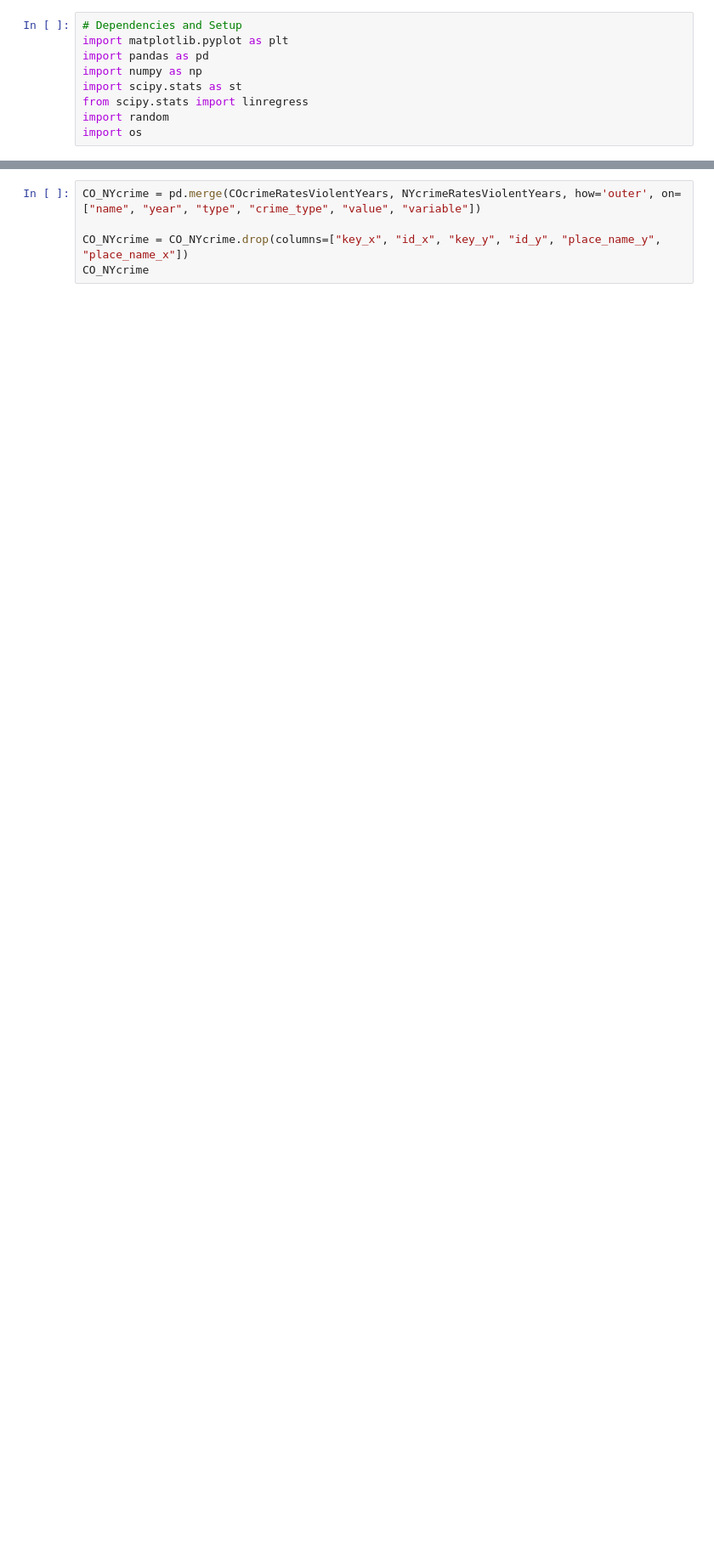
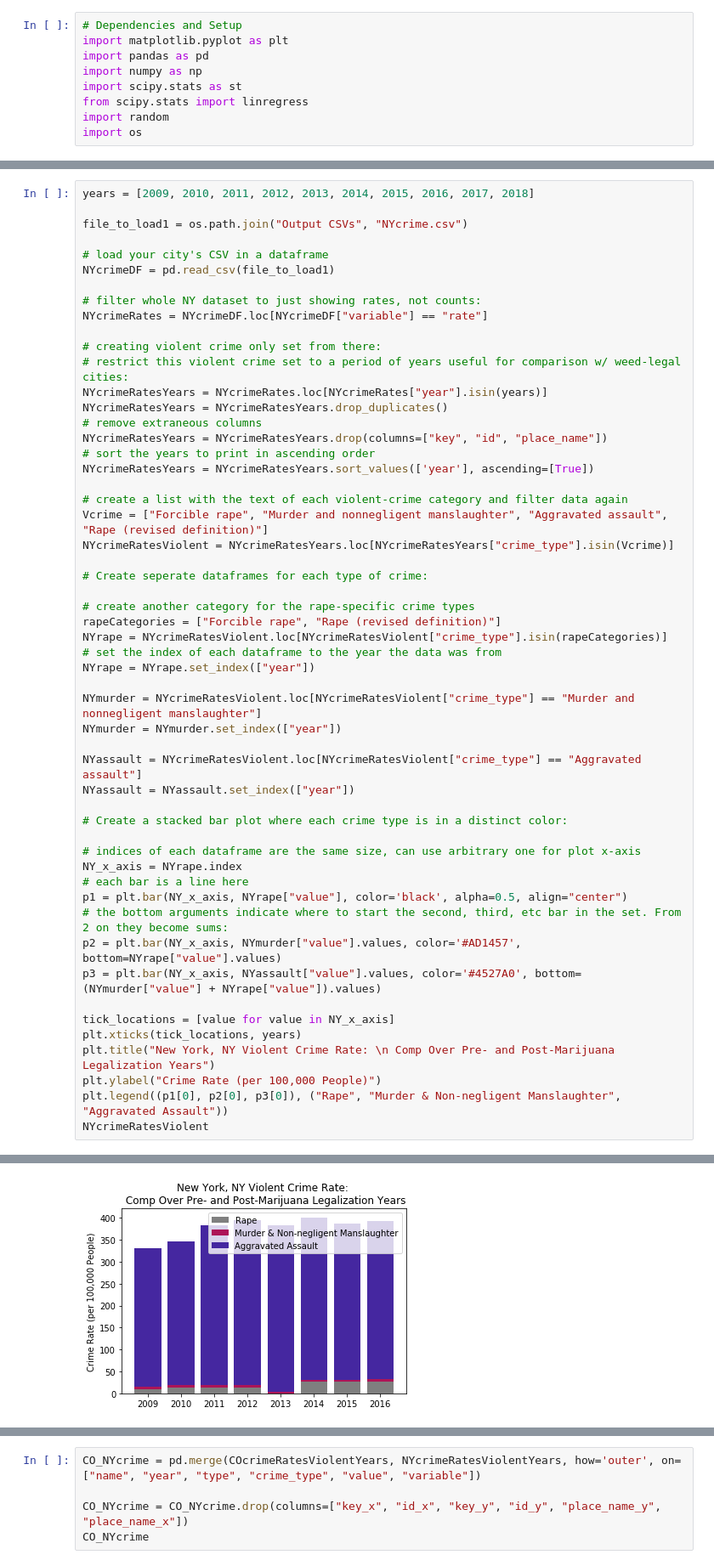
Before and after one commit to rose-gonoud/project1, a Jupyter notebook: all-city-analysis.ipynb, the cells around one changed output, grey strips where cells are left out. Shown at 85% size. Drawn from its saved outputs; the diff is of its cells as text; blank space fills up the shorter version.

Commit message:
finished making code for NY that breaks down and nicely visualized violent and non-violent crime, sharing to allow groupmates to apply this to all other cities

```diff
--- a/all-city-analysis.ipynb
+++ b/all-city-analysis.ipynb
@@ -45,0 +10,55 @@ COcrimeRatesViolentYears
+# %%
+years = [2009, 2010, 2011, 2012, 2013, 2014, 2015, 2016, 2017, 2018]
+
+file_to_load1 = os.path.join("Output CSVs", "NYcrime.csv")
+
+# load your city's CSV in a dataframe
+NYcrimeDF = pd.read_csv(file_to_load1)
+
+# filter whole NY dataset to just showing rates, not counts:
+NYcrimeRates = NYcrimeDF.loc[NYcrimeDF["variable"] == "rate"]
+
+# creating violent crime only set from there:
+# restrict this violent crime set to a period of years useful for comparison w/ weed-legal cities:
+NYcrimeRatesYears = NYcrimeRates.loc[NYcrimeRates["year"].isin(years)]
+NYcrimeRatesYears = NYcrimeRatesYears.drop_duplicates()
+# remove extraneous columns
+NYcrimeRatesYears = NYcrimeRatesYears.drop(columns=["key", "id", "place_name"])
+# sort the years to print in ascending order
+NYcrimeRatesYears = NYcrimeRatesYears.sort_values(['year'], ascending=[True])
+
+# create a list with the text of each violent-crime category and filter data again
+Vcrime = ["Forcible rape", "Murder and nonnegligent manslaughter", "Aggravated assault", "Rape (revised definition)"]
+NYcrimeRatesViolent = NYcrimeRatesYears.loc[NYcrimeRatesYears["crime_type"].isin(Vcrime)]
+
+# Create seperate dataframes for each type of crime:
+
+# create another category for the rape-specific crime types
+rapeCategories = ["Forcible rape", "Rape (revised definition)"]
+NYrape = NYcrimeRatesViolent.loc[NYcrimeRatesViolent["crime_type"].isin(rapeCategories)]
+# set the index of each dataframe to the year the data was from
+NYrape = NYrape.set_index(["year"])
+
+NYmurder = NYcrimeRatesViolent.loc[NYcrimeRatesViolent["crime_type"] == "Murder and nonnegligent manslaughter"]
+NYmurder = NYmurder.set_index(["year"])
+
+NYassault = NYcrimeRatesViolent.loc[NYcrimeRatesViolent["crime_type"] == "Aggravated assault"]
+NYassault = NYassault.set_index(["year"])
+
+# Create a stacked bar plot where each crime type is in a distinct color:
+
+# indices of each dataframe are the same size, can use arbitrary one for plot x-axis
+NY_x_axis = NYrape.index
+# each bar is a line here
+p1 = plt.bar(NY_x_axis, NYrape["value"], color='black', alpha=0.5, align="center")
+# the bottom arguments indicate where to start the second, third, etc bar in the set. From 2 on they become sums:
+p2 = plt.bar(NY_x_axis, NYmurder["value"].values, color='#AD1457', bottom=NYrape["value"].values)
+p3 = plt.bar(NY_x_axis, NYassault["value"].values, color='#4527A0', bottom=(NYmurder["value"] + NYrape["value"]).values)
+
+tick_locations = [value for value in NY_x_axis]
+plt.xticks(tick_locations, years)
+plt.title("New York, NY Violent Crime Rate: \n Comp Over Pre- and Post-Marijuana Legalization Years")
+plt.ylabel("Crime Rate (per 100,000 People)")
+plt.legend((p1[0], p2[0], p3[0]), ("Rape", "Murder & Non-negligent Manslaughter", "Aggravated Assault"))
+NYcrimeRatesViolent
+# %% [output]
@@ -45,0 +82 @@ COcrimeRatesViolentYears
+[figure, added]
```
Also changed, not shown: parts of 12 cells of this notebook, 1 other file.
